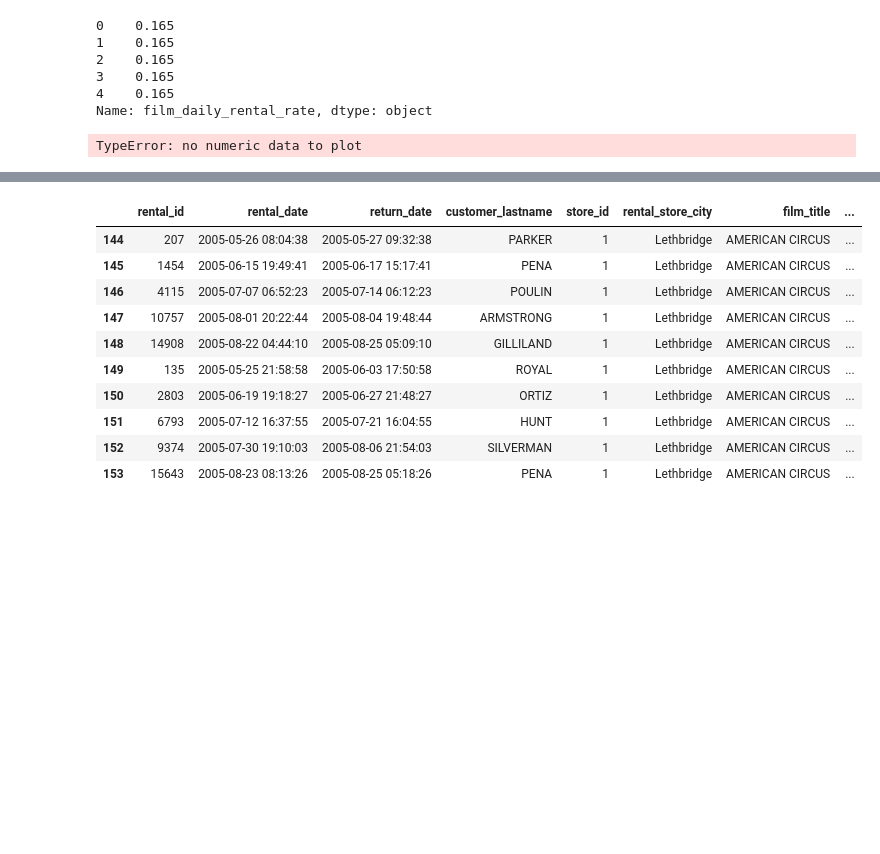
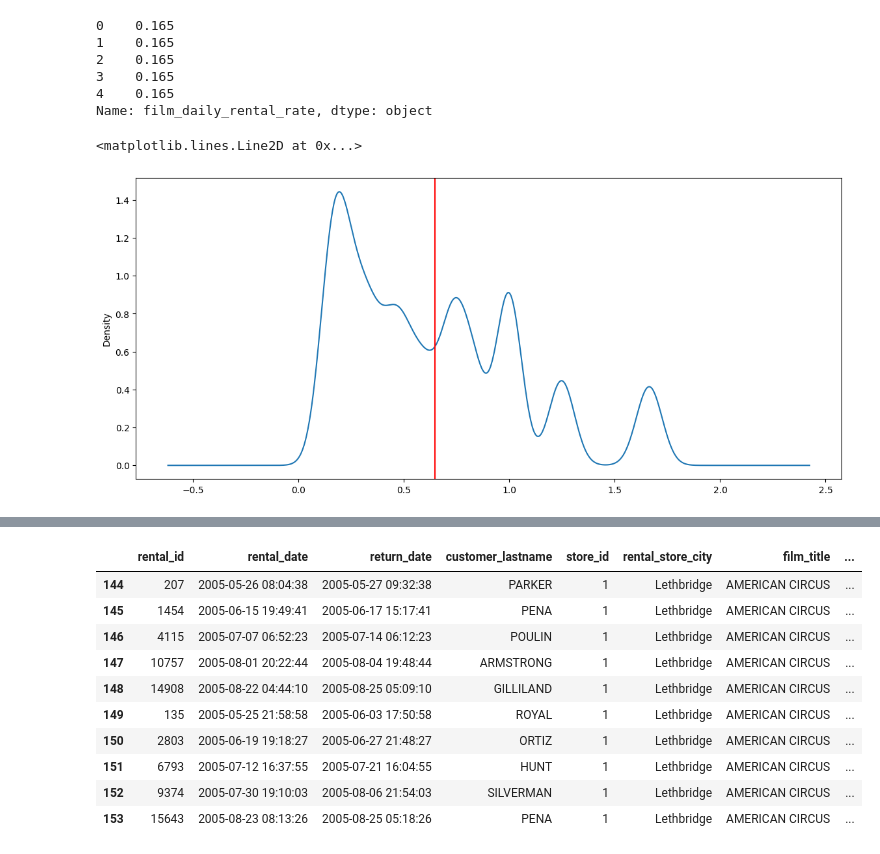
Before and after one commit to antoniosql/Intro-Python, a Jupyter notebook: Notebooks/03_02 Visualizacion.ipynb, the cells around one changed output, grey strips where cells are left out. Saved outputs shown, nothing was run; the diff lists cells and outputs as text; code cells hidden in the pictures; blank space fills up the shorter version.

```diff
--- a/Notebooks/03_02 Visualizacion.ipynb
+++ b/Notebooks/03_02 Visualizacion.ipynb
@@ -155,10 +157,13 @@ df['film_daily_rental_rate'].head()
 4    0.165
 Name: film_daily_rental_rate, dtype: object
 # %%
+df['film_daily_rental_rate'] = df['film_daily_rental_rate'].astype(float) #  Convertimos la columna a float
+
 ax = df['film_daily_rental_rate'].plot(kind='density', figsize=(14,6))
 ax.axvline(df['film_daily_rental_rate'].mean(), color='red')
 # %% [output]
-TypeError: no numeric data to plot
+<matplotlib.lines.Line2D at 0x...>
+[figure, added]
 # %%
 # Las 10 películas con menor rate diario
 df.loc[df['film_daily_rental_rate'] == df['film_daily_rental_rate'].min()].head(10)
```
Also changed, not shown: parts of 10 cells of this notebook, 10 other files.
